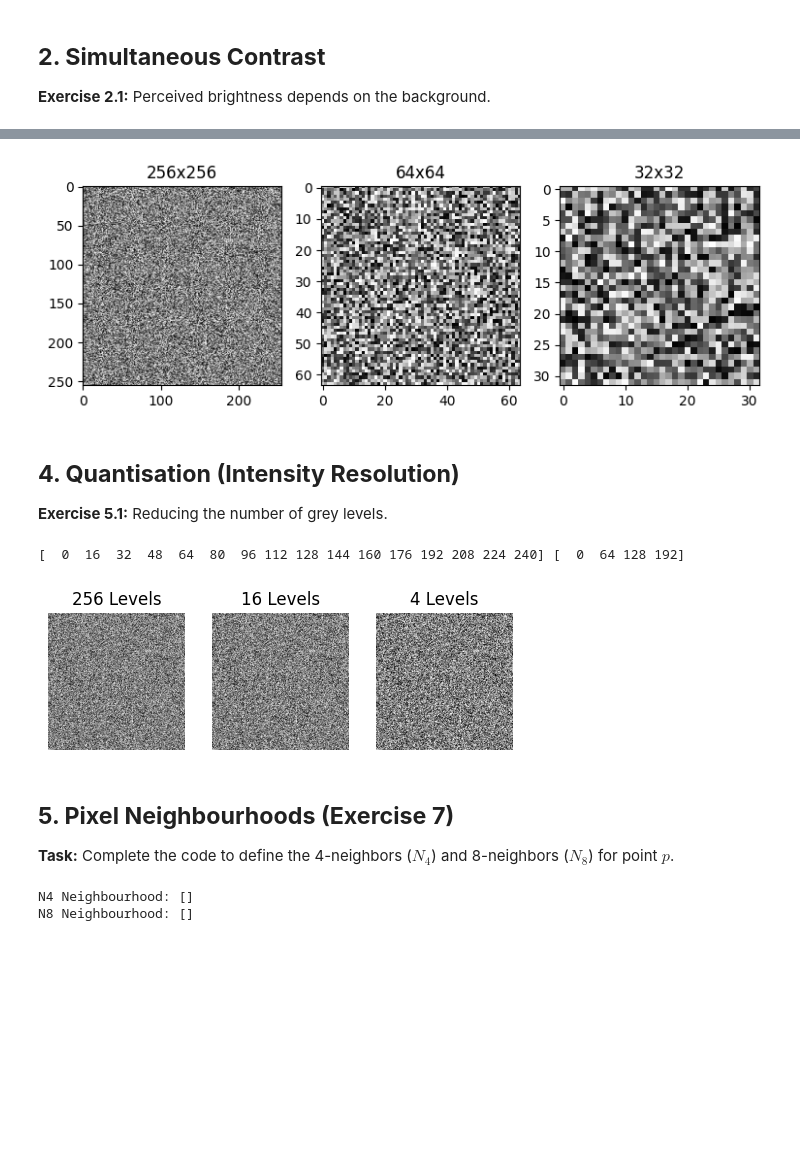
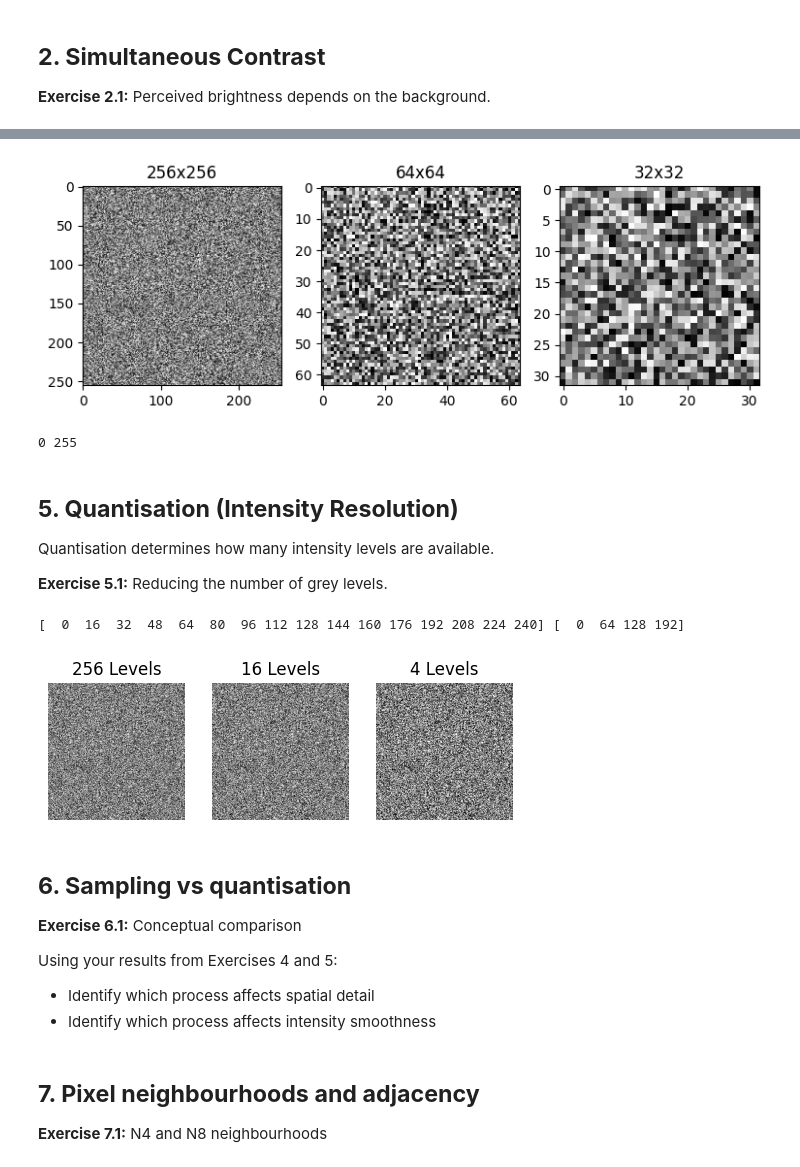
Before and after one commit to BashayrA/Digital-Image-Processing---Labs, a Jupyter notebook: Lab2.ipynb, the cells around one changed output, grey strips where cells are left out. Cells and saved outputs as stored; diff of their text form; code cells hidden in the pictures; blank space fills up the shorter version.

```diff
--- a/Lab2.ipynb
+++ b/Lab2.ipynb
@@ -63,22 +105,30 @@ plt.show()
 # %%
-# Create a random image for testing
-
-# start, end, size
-image = np.random.randint(0, 256, (256, 256))
-
 # Downsampling
 down_64 = image[::4, ::4] # discard 4 steps
 down_32 = image[::8, ::8] # discard 8 steps
 
 plt.figure(figsize=(9,3))
 plt.subplot(1,3,1); plt.imshow(image, cmap='gray'); plt.title("256x256")
 plt.subplot(1,3,2); plt.imshow(down_64, cmap='gray'); plt.title("64x64")
 plt.subplot(1,3,3); plt.imshow(down_32, cmap='gray'); plt.title("32x32")
 plt.show()
+
+# Questions
+# 1. Which image shows the greatest loss of detail?
+'''The 32 by 32 image. It has the greates loss due to the huge amount of pixels
+eliminated from the original image.'''
+# 2. Has the number of grey levels changed?
+'''No, it remains the same.'''
+
+print(down_32.min(), down_32.max())
 # %% [output]
-[figure, old version]
+[figure, new version]
+0 255
 # %% [markdown]
-## **4. Quantisation (Intensity Resolution)**
+## **5. Quantisation (Intensity Resolution)**
+
+Quantisation determines how many intensity levels are available.
+
 **Exercise 5.1:** Reducing the number of grey levels.
 # %%
 def quantise(img, levels):
@@ -97,21 +147,29 @@ plt.subplot(1,3,1); plt.imshow(q256, cmap='gray'); plt.title("256 Levels");plt.a
 plt.subplot(1,3,2); plt.imshow(q16, cmap='gray'); plt.title("16 Levels");plt.axis('off')
 plt.subplot(1,3,3); plt.imshow(q4, cmap='gray'); plt.title("4 Levels");plt.axis('off')
 plt.show()
+
+# Questions
+# 1. At which level does banding become noticeable?
+'''
+At level 4. All the pixels will have only four intensity levels
+depending on their original level. This would impact the image's quality and
+objects' visibility
+'''
+# 2. How does this relate to bits per pixel?
+'''
+Each level has a determined number of bits that hold the information of the
+intensity level. A 256 levels will be stored in 8 bits. A 16 levels image's pixels
+will be stored in 4 bits. A 4 level image's pixels will be stored in 2 bits.
+'''
 # %% [output]
 [  0  16  32  48  64  80  96 112 128 144 160 176 192 208 224 240] [  0  64 128 192]
-[figure, old version]
+[figure, new version]
-# %% [markdown]
-## **5. Pixel Neighbourhoods (Exercise 7)**
-**Task:** Complete the code to define the 4-neighbors ($N_4$) and 8-neighbors ($N_8$) for point $p$.
-# %%
-p = (5, 5)
-
-# Student Task: Define the coordinates relative to p
-N4 = [] # Fill here
-N8 = [] # Fill here
-
-print("N4 Neighbourhood:", N4)
-print("N8 Neighbourhood:", N8)
-# %% [output]
-N4 Neighbourhood: []
-N8 Neighbourhood: []
+# %% [markdown]
+## **6. Sampling vs quantisation**
+
+**Exercise 6.1:** Conceptual comparison
+
+Using your results from Exercises 4 and 5:
+
+- Identify which process affects spatial detail
+- Identify which process affects intensity smoothness
@@ -117,0 +187,4 @@ N8 Neighbourhood: []
+# %% [markdown]
+## **7. Pixel neighbourhoods and adjacency**
+
+**Exercise 7.1:** N4 and N8 neighbourhoods
```
Also changed, not shown: parts of 17 cells of this notebook.
